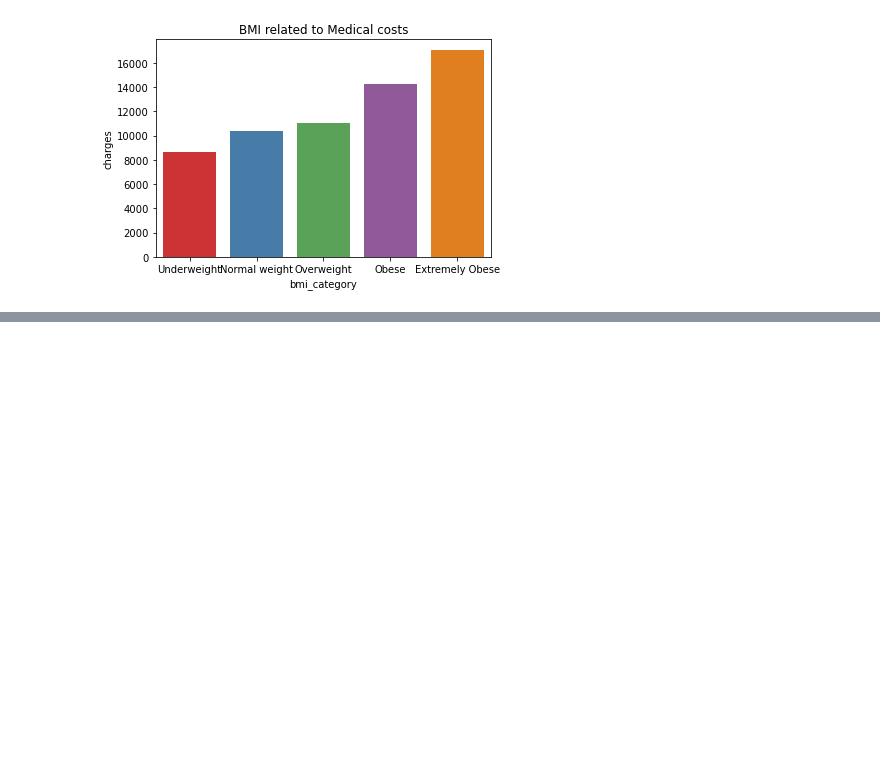
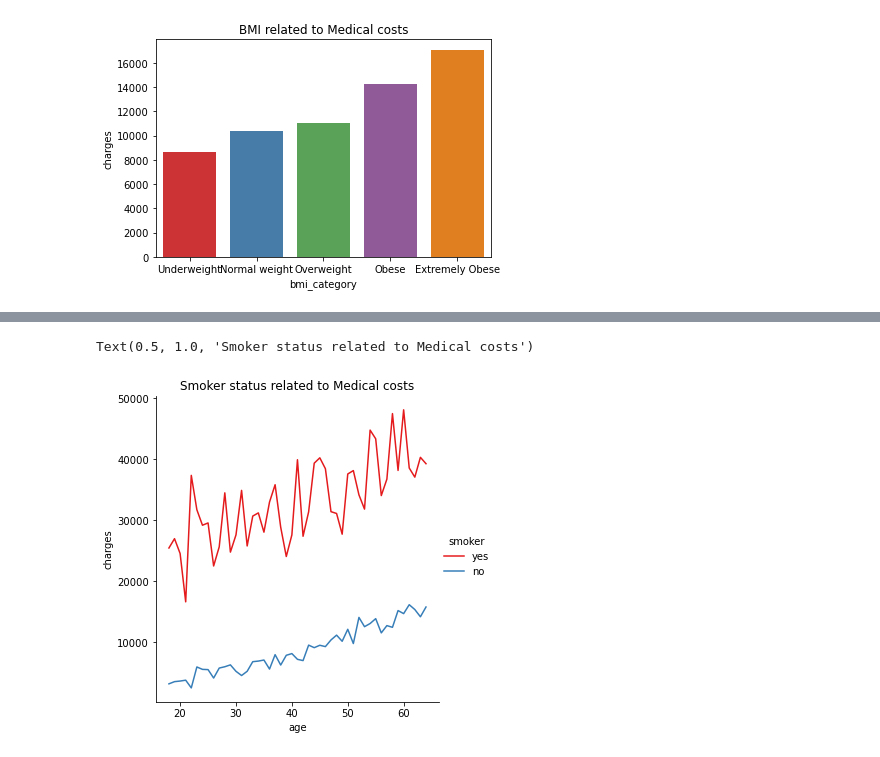
Before and after one commit to TJ-Mothokho/DataAnaylsis_Practical-Assessments, a Jupyter notebook: Medical_Costs_Case_Study-Practical_Assessment/MedicalCost_Practical_Assessment.ipynb, the cells around one changed output, grey strips where cells are left out. Cells and saved outputs as stored; diff of their text form; code cells hidden in the pictures; blank space fills up the shorter version.

```diff
--- a/Medical_Costs_Case_Study-Practical_Assessment/MedicalCost_Practical_Assessment.ipynb
+++ b/Medical_Costs_Case_Study-Practical_Assessment/MedicalCost_Practical_Assessment.ipynb
@@ -170,0 +174,7 @@ Text(0.5, 1.0, 'BMI related to Medical costs')
+# %%
+#Plotting a relational plot between smoker and charges
+ax = sns.relplot(x = 'age', y = 'charges', kind='line', hue='smoker', data = insurance, palette = 'Set1', ci = None)
+plt.title('Smoker status related to Medical costs')
+# %% [output]
+Text(0.5, 1.0, 'Smoker status related to Medical costs')
+[figure, added]
```
Also changed, not shown: parts of 1 cell of this notebook.
